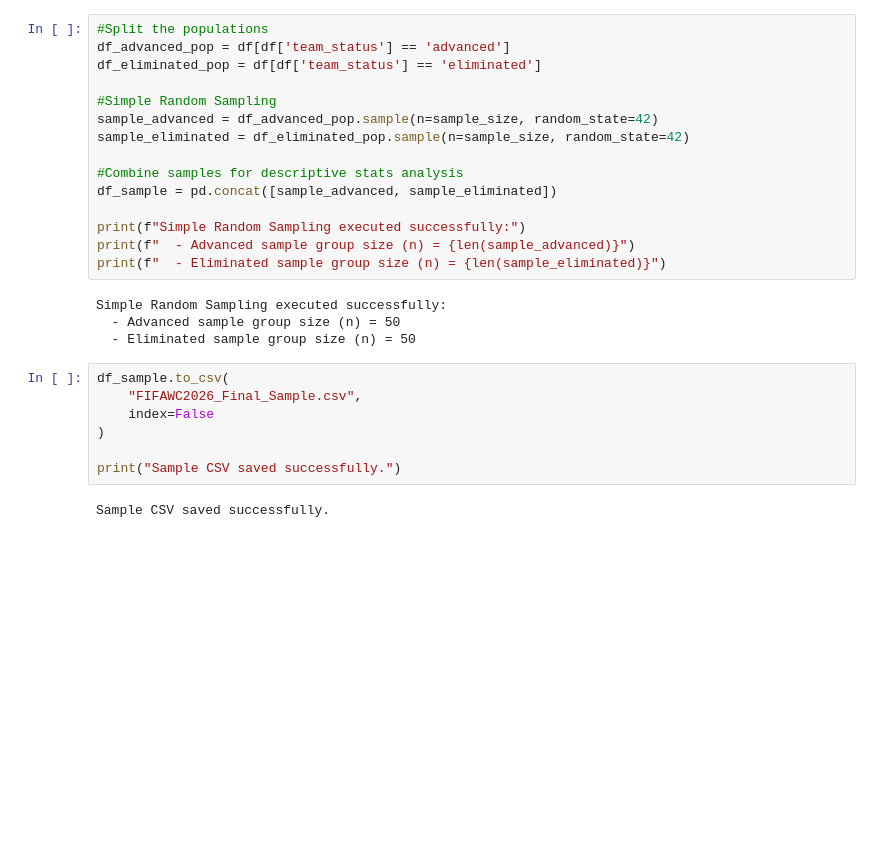
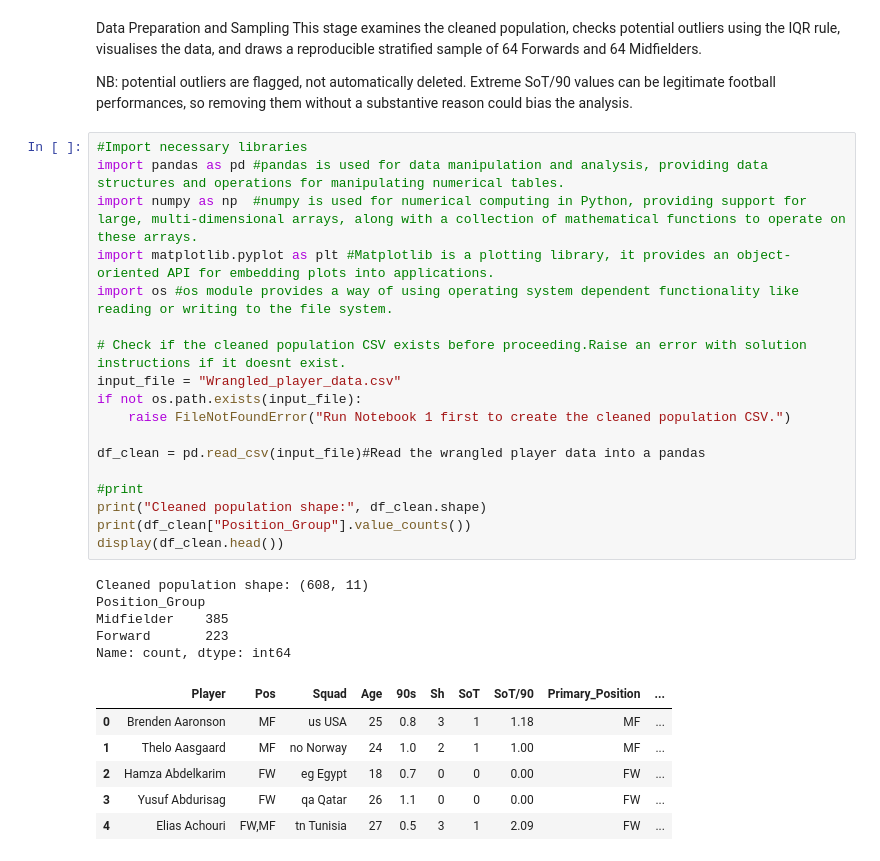
Before and after one commit to mindrassarin/HIT140_2026_Ass2_DarwinGroup4, a Jupyter notebook: 02_Data_Preparation_and_Sampling.ipynb, the cells around one changed output. Cells and saved outputs as stored; diff of their text form; blank space fills up the shorter version.

```diff
--- a/02_Data_Preparation_and_Sampling.ipynb
+++ b/02_Data_Preparation_and_Sampling.ipynb
@@ -64,28 +1,35 @@ print("==================================================")
-# %%
-#Split the populations
-df_advanced_pop = df[df['team_status'] == 'advanced']
-df_eliminated_pop = df[df['team_status'] == 'eliminated']
-
-#Simple Random Sampling
-sample_advanced = df_advanced_pop.sample(n=sample_size, random_state=42)
-sample_eliminated = df_eliminated_pop.sample(n=sample_size, random_state=42)
-
-#Combine samples for descriptive stats analysis
-df_sample = pd.concat([sample_advanced, sample_eliminated])
-
-print(f"Simple Random Sampling executed successfully:")
-print(f"  - Advanced sample group size (n) = {len(sample_advanced)}")
-print(f"  - Eliminated sample group size (n) = {len(sample_eliminated)}")
-# %% [output]
-Simple Random Sampling executed successfully:
-  - Advanced sample group size (n) = 50
-  - Eliminated sample group size (n) = 50
-# %%
-df_sample.to_csv(
-    "FIFAWC2026_Final_Sample.csv",
-    index=False
-)
-
-print("Sample CSV saved successfully.")
-# %% [output]
-Sample CSV saved successfully.
+# %% [markdown]
+Data Preparation and Sampling
+This stage examines the cleaned population, checks potential outliers using the IQR rule, visualises the data, and draws a reproducible stratified sample of 64 Forwards and 64 Midfielders.
+
+NB: potential outliers are flagged, not automatically deleted. Extreme SoT/90 values can be legitimate football performances, so removing them without a substantive reason could bias the analysis.
+# %%
+#Import necessary libraries
+import pandas as pd #pandas is used for data manipulation and analysis, providing data structures and operations for manipulating numerical tables.
+import numpy as np  #numpy is used for numerical computing in Python, providing support for large, multi-dimensional arrays, along with a collection of mathematical functions to operate on these arrays.
+import matplotlib.pyplot as plt #Matplotlib is a plotting library, it provides an object-oriented API for embedding plots into applications.
+import os #os module provides a way of using operating system dependent functionality like reading or writing to the file system.
+
+# Check if the cleaned population CSV exists before proceeding.Raise an error with solution instructions if it doesnt exist.
+input_file = "Wrangled_player_data.csv"
+if not os.path.exists(input_file):
+    raise FileNotFoundError("Run Notebook 1 first to create the cleaned population CSV.")
+
+df_clean = pd.read_csv(input_file)#Read the wrangled player data into a pandas
+
+#print
+print("Cleaned population shape:", df_clean.shape)
+print(df_clean["Position_Group"].value_counts())
+display(df_clean.head())
+# %% [output]
+Cleaned population shape: (608, 11)
+Position_Group
+Midfielder    385
+Forward       223
+Name: count, dtype: int64
+|  | Player | Pos | Squad | Age | 90s | Sh | SoT | SoT/90 | Primary_Position | ... |
+| 0 | Brenden Aaronson | MF | us USA | 25 | 0.8 | 3 | 1 | 1.18 | MF | ... |
+| 1 | Thelo Aasgaard | MF | no Norway | 24 | 1.0 | 2 | 1 | 1.00 | MF | ... |
+| 2 | Hamza Abdelkarim | FW | eg Egypt | 18 | 0.7 | 0 | 0 | 0.00 | FW | ... |
+| 3 | Yusuf Abdurisag | FW | qa Qatar | 26 | 1.1 | 0 | 0 | 0.00 | FW | ... |
+| 4 | Elias Achouri | FW,MF | tn Tunisia | 27 | 0.5 | 3 | 1 | 2.09 | FW | ... |
```
Also changed, not shown: parts of 11 cells of this notebook, 6 other files.
